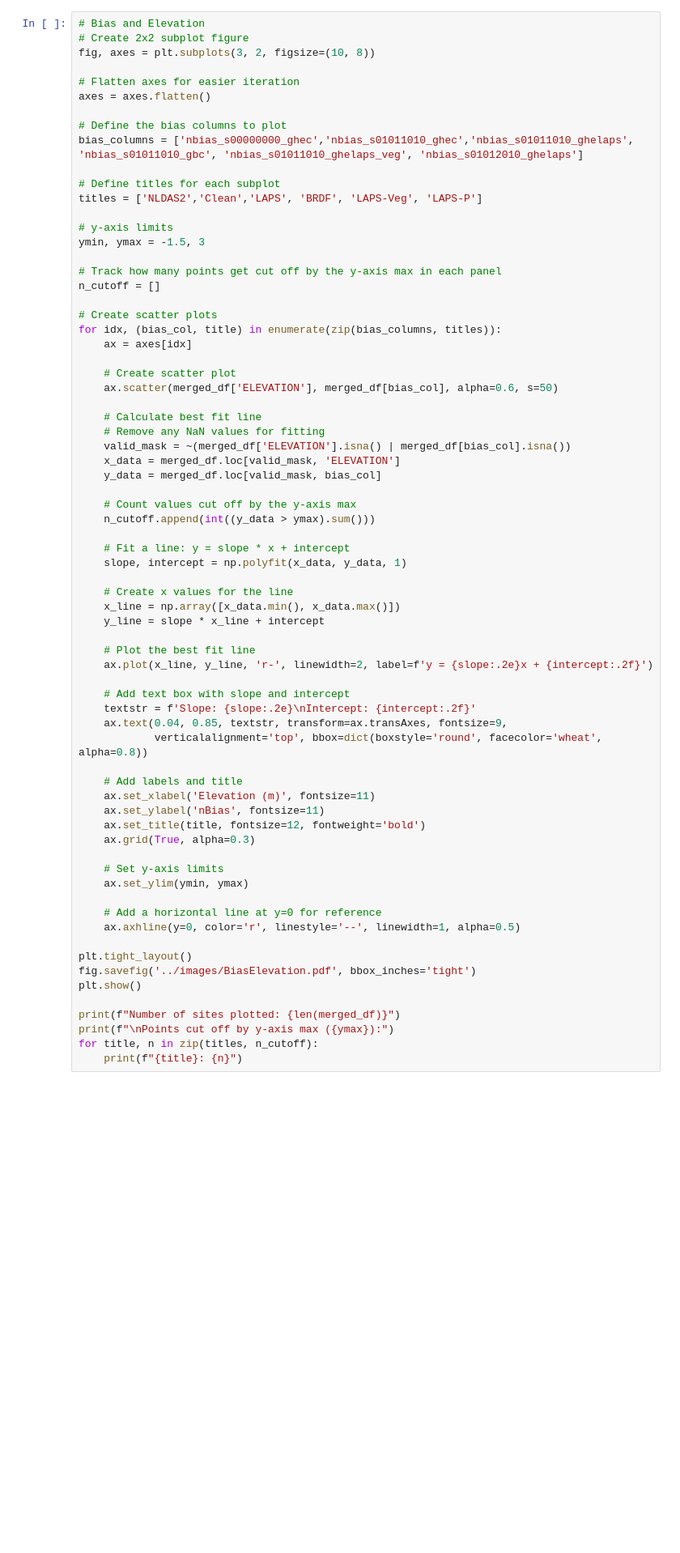
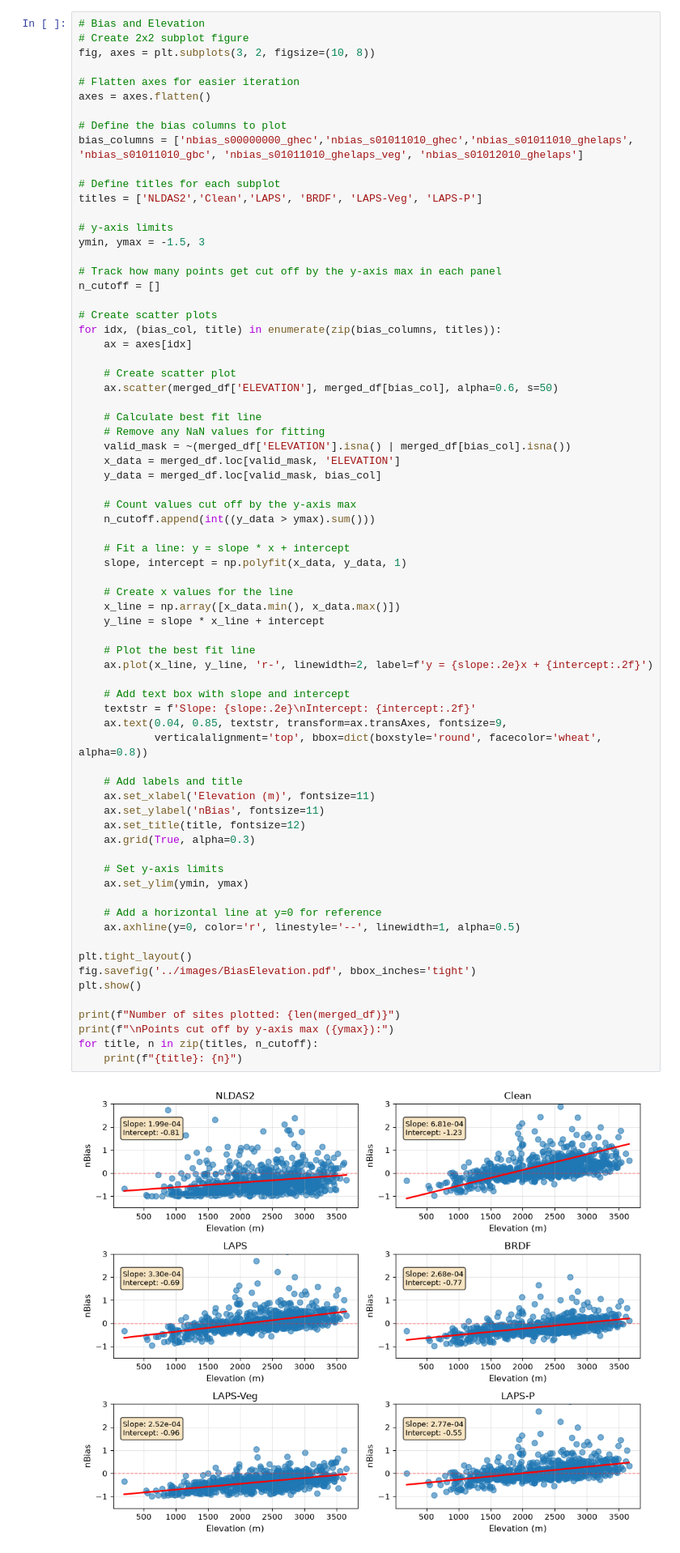
Before and after one commit to chrisrycx/lm4px_data_analysis, a Jupyter notebook: output_analysis/interactive/AlbedoAnalysis.ipynb, the cells around one changed output. Shown at 81% size. Saved outputs shown, nothing was run; the diff lists cells and outputs as text; blank space fills up the shorter version.

```diff
--- a/output_analysis/interactive/AlbedoAnalysis.ipynb
+++ b/output_analysis/interactive/AlbedoAnalysis.ipynb
@@ -256,31 +256,33 @@ for idx, (bias_col, title) in enumerate(zip(bias_columns, titles)):
     x_line = np.array([x_data.min(), x_data.max()])
     y_line = slope * x_line + intercept
 
     # Plot the best fit line
     ax.plot(x_line, y_line, 'r-', linewidth=2, label=f'y = {slope:.2e}x + {intercept:.2f}')
 
     # Add text box with slope and intercept
     textstr = f'Slope: {slope:.2e}\nIntercept: {intercept:.2f}'
     ax.text(0.04, 0.85, textstr, transform=ax.transAxes, fontsize=9,
             verticalalignment='top', bbox=dict(boxstyle='round', facecolor='wheat', alpha=0.8))
 
     # Add labels and title
     ax.set_xlabel('Elevation (m)', fontsize=11)
     ax.set_ylabel('nBias', fontsize=11)
-    ax.set_title(title, fontsize=12, fontweight='bold')
+    ax.set_title(title, fontsize=12)
     ax.grid(True, alpha=0.3)
 
     # Set y-axis limits
     ax.set_ylim(ymin, ymax)
 
     # Add a horizontal line at y=0 for reference
     ax.axhline(y=0, color='r', linestyle='--', linewidth=1, alpha=0.5)
 
 plt.tight_layout()
 fig.savefig('../images/BiasElevation.pdf', bbox_inches='tight')
 plt.show()
 
 print(f"Number of sites plotted: {len(merged_df)}")
 print(f"\nPoints cut off by y-axis max ({ymax}):")
 for title, n in zip(titles, n_cutoff):
     print(f"{title}: {n}")
+# %% [output]
+[figure, added]
```
Also changed, not shown: parts of 1 cell of this notebook, 1 other file.
